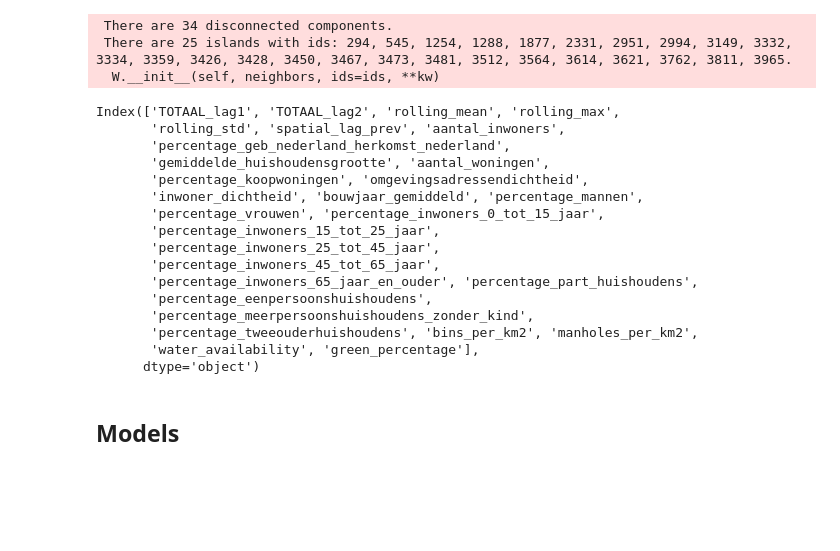
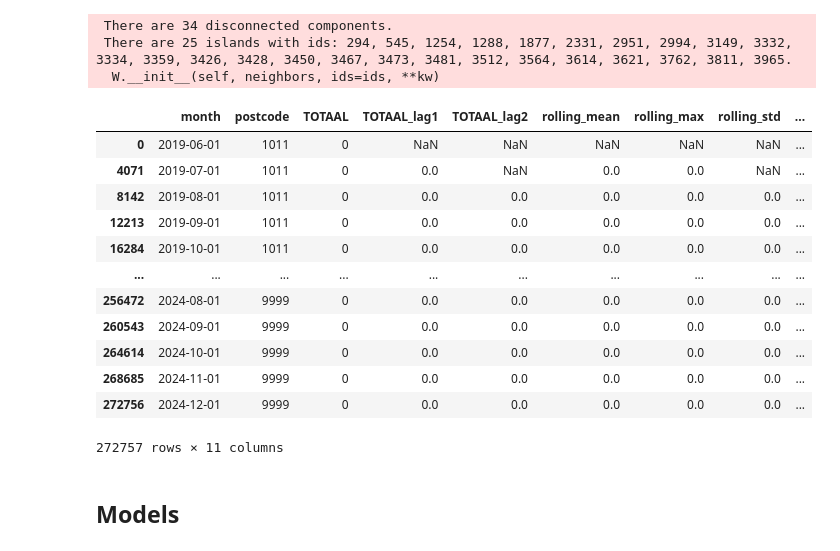
Before and after one commit to wybrendejong/act2025webapp, a Jupyter notebook: data_exploration/classification.ipynb, the cells around one changed output. Drawn from its saved outputs; the diff is of its cells as text; code cells hidden in the pictures; blank space fills up the shorter version.

```diff
--- a/data_exploration/classification.ipynb
+++ b/data_exploration/classification.ipynb
@@ -140,25 +136,22 @@ X, y = ml.prepare_clf_data(ml_monthly_gdf.dropna(), 'TOTAAL', exclude_features=e
 
 # Split into train/test
 X_train, X_test, y_train, y_test = train_test_split(X, y, stratify=y, random_state=16)
-# %%
-X_train.columns
-# %% [output]
-Index(['TOTAAL_lag1', 'TOTAAL_lag2', 'rolling_mean', 'rolling_max',
-       'rolling_std', 'spatial_lag_prev', 'aantal_inwoners',
-       'percentage_geb_nederland_herkomst_nederland',
-       'gemiddelde_huishoudensgrootte', 'aantal_woningen',
-       'percentage_koopwoningen', 'omgevingsadressendichtheid',
-       'inwoner_dichtheid', 'bouwjaar_gemiddeld', 'percentage_mannen',
-       'percentage_vrouwen', 'percentage_inwoners_0_tot_15_jaar',
-       'percentage_inwoners_15_tot_25_jaar',
-       'percentage_inwoners_25_tot_45_jaar',
-       'percentage_inwoners_45_tot_65_jaar',
-       'percentage_inwoners_65_jaar_en_ouder', 'percentage_part_huishoudens',
-       'percentage_eenpersoonshuishoudens',
-       'percentage_meerpersoonshuishoudens_zonder_kind',
-       'percentage_tweeouderhuishoudens', 'bins_per_km2', 'manholes_per_km2',
-       'water_availability', 'green_percentage'],
-      dtype='object')
+# %%
+ml_monthly_gdf
+# %% [output]
+|  | month | postcode | TOTAAL | TOTAAL_lag1 | TOTAAL_lag2 | rolling_mean | rolling_max | rolling_std | ... |
+| 0 | 2019-06-01 | 1011 | 0 | NaN | NaN | NaN | NaN | NaN | ... |
+| 4071 | 2019-07-01 | 1011 | 0 | 0.0 | NaN | 0.0 | 0.0 | NaN | ... |
+| 8142 | 2019-08-01 | 1011 | 0 | 0.0 | 0.0 | 0.0 | 0.0 | 0.0 | ... |
+| 12213 | 2019-09-01 | 1011 | 0 | 0.0 | 0.0 | 0.0 | 0.0 | 0.0 | ... |
+| 16284 | 2019-10-01 | 1011 | 0 | 0.0 | 0.0 | 0.0 | 0.0 | 0.0 | ... |
+| ... | ... | ... | ... | ... | ... | ... | ... | ... | ... |
+| 256472 | 2024-08-01 | 9999 | 0 | 0.0 | 0.0 | 0.0 | 0.0 | 0.0 | ... |
+| 260543 | 2024-09-01 | 9999 | 0 | 0.0 | 0.0 | 0.0 | 0.0 | 0.0 | ... |
+| 264614 | 2024-10-01 | 9999 | 0 | 0.0 | 0.0 | 0.0 | 0.0 | 0.0 | ... |
+| 268685 | 2024-11-01 | 9999 | 0 | 0.0 | 0.0 | 0.0 | 0.0 | 0.0 | ... |
+| 272756 | 2024-12-01 | 9999 | 0 | 0.0 | 0.0 | 0.0 | 0.0 | 0.0 | ... |
+272757 rows × 11 columns
 # %% [markdown]
 ## Models
 # %% [markdown]
```
Also changed, not shown: parts of 10 cells of this notebook, 6 other files.
